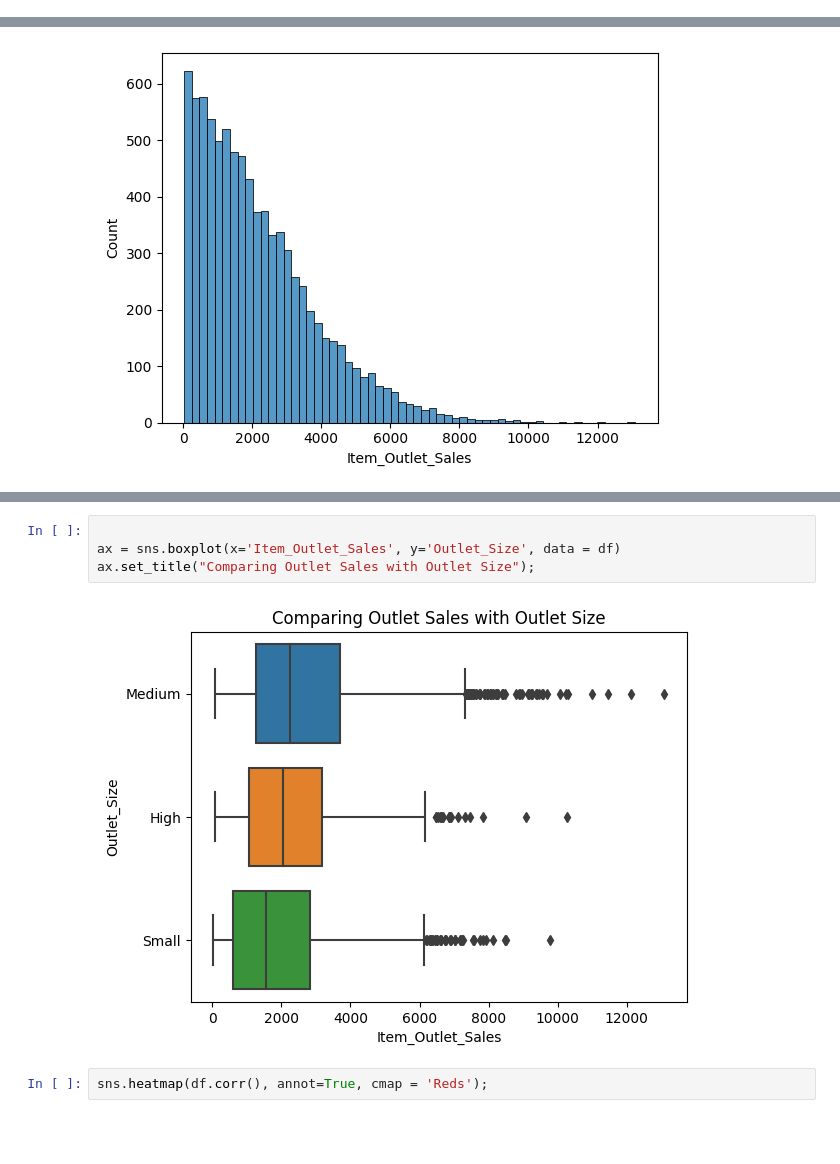
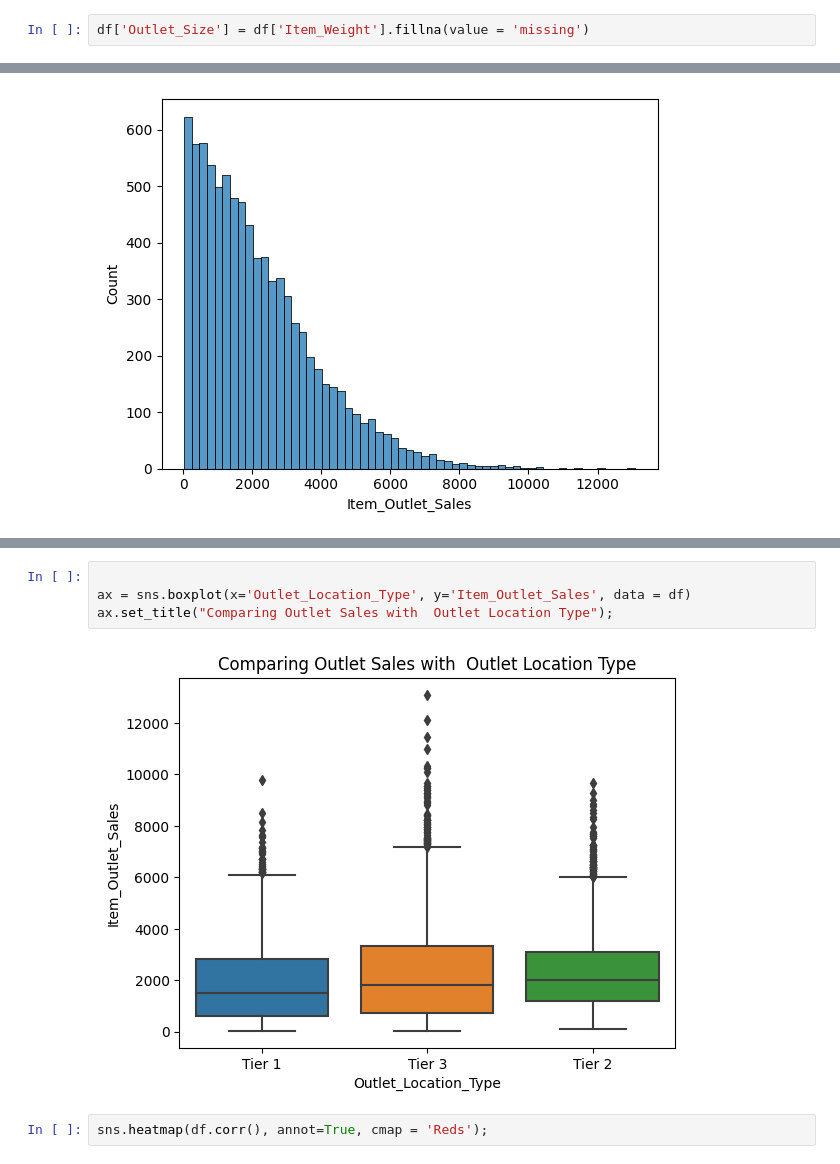
Before and after one commit to Tiagee0730/Prediction-of-Product-Sales, a Jupyter notebook: Product_Sales.ipynb, the cells around one changed output, grey strips where cells are left out. Drawn from its saved outputs; the diff is of its cells as text; blank space fills up the shorter version.

```diff
--- a/Product_Sales.ipynb
+++ b/Product_Sales.ipynb
@@ -264,3 +286,5 @@ X_test_processed = preprocessor.transform(X_test)
+# %%
+df['Outlet_Size'] = df['Item_Weight'].fillna(value = 'missing')
 # %% [markdown]
 8. For any numerical columns, obtain the summary statistics of each (min, max, mean)
 # %%
@@ -346,9 +370,9 @@ ax.set_title("Comparing Outlet Sales");
 # %%
 
-ax = sns.boxplot(x='Item_Outlet_Sales', y='Outlet_Size', data = df)
-ax.set_title("Comparing Outlet Sales with Outlet Size");
+ax = sns.boxplot(x='Outlet_Location_Type', y='Item_Outlet_Sales', data = df)
+ax.set_title("Comparing Outlet Sales with  Outlet Location Type");
 # %% [output]
-[figure, old version]
+[figure, new version]
 # %%
 sns.heatmap(df.corr(), annot=True, cmap = 'Reds');
 # %% [output]
```
Also changed, not shown: parts of 30 cells of this notebook.
